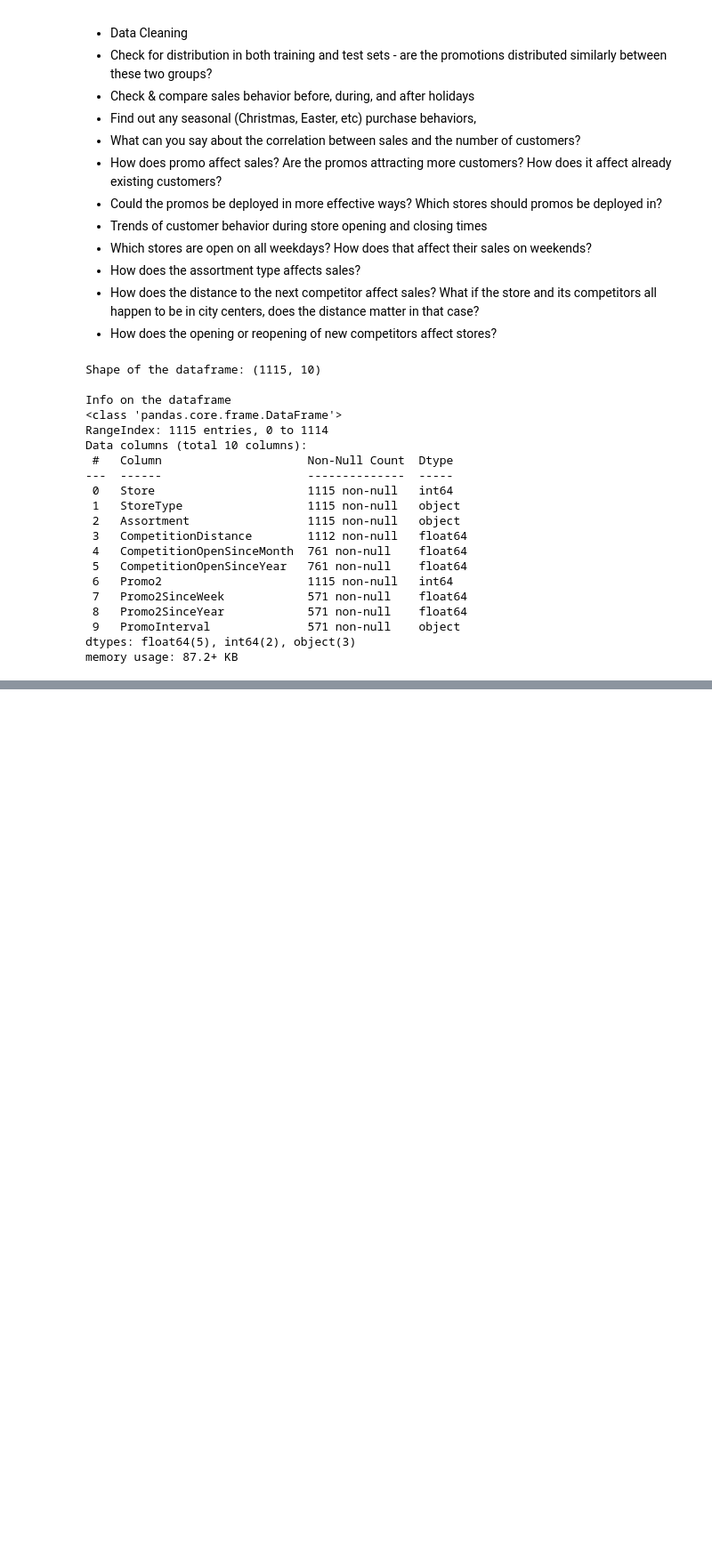
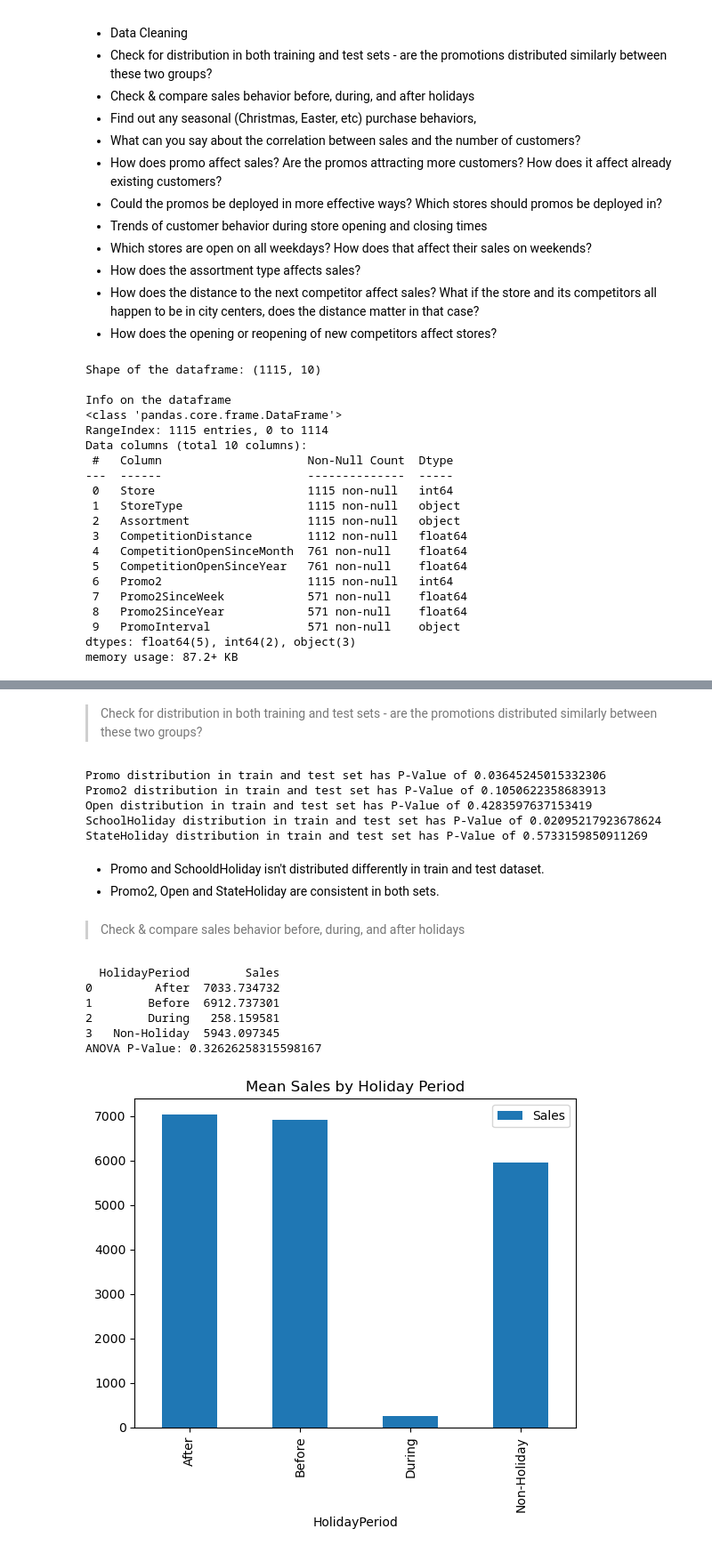
Before and after one commit to B2e5tty/forecast_sales, a Jupyter notebook: notebooks/EDA.ipynb, the cells around one changed output, grey strips where cells are left out. Shown at 89% size. Cells and saved outputs as stored; diff of their text form; code cells hidden in the pictures; blank space fills up the shorter version.

Commit message:
Sales behavior

```diff
--- a/notebooks/EDA.ipynb
+++ b/notebooks/EDA.ipynb
@@ -107,0 +183,51 @@ AttributeError: 'DataFrame' object has no attribute 'col'
+# %% [markdown]
+> Check for distribution in both training and test sets - are the promotions distributed similarly between these two groups?
+# %%
+'''
+Date: DateTime
+Store: Object
+Promo: Category
+Open: Category
+SchoolHoliday: Category
+Store: Object
+Promo2: category
+CompetitionOpenSinceMonth: category
+CompetitionOpenSinceYear: category
+Promo2SinceWeek: category
+Promo2SinceYear: category
+
+'''
+train_store = pd.read_csv('train_store.csv',index_col=False)
+test_store = pd.read_csv('test_store.csv',index_col=False)
+
+# call class ANALYSIS
+anal = ANALYSIS(train_store,test_store)
+
+# change datatpes
+anal.change_dataType('train')
+anal.change_dataType('test')
+# %%
+# Category feature distribution in training set
+anal.dist_similar()
+# %% [output]
+Promo distribution in train and test set has P-Value of 0.03645245015332306
+Promo2 distribution in train and test set has P-Value of 0.1050622358683913
+Open distribution in train and test set has P-Value of 0.4283597637153419
+SchoolHoliday distribution in train and test set has P-Value of 0.02095217923678624
+StateHoliday distribution in train and test set has P-Value of 0.5733159850911269
+# %% [markdown]
+- Promo and SchooldHoliday isn't distributed differently in train and test dataset.
+- Promo2,  Open and StateHoliday are consistent in both sets.
+# %% [markdown]
+> Check & compare sales behavior before, during, and after holidays
+# %%
+# get the dataframes
+anal.sale_behavior()
+# %% [output]
+  HolidayPeriod        Sales
+0         After  7033.734732
+1        Before  6912.737301
+2        During   258.159581
+3   Non-Holiday  5943.097345
+ANOVA P-Value: 0.32626258315598167
+[figure, added]
```
Also changed, not shown: parts of 42 cells of this notebook, 2 other files.
